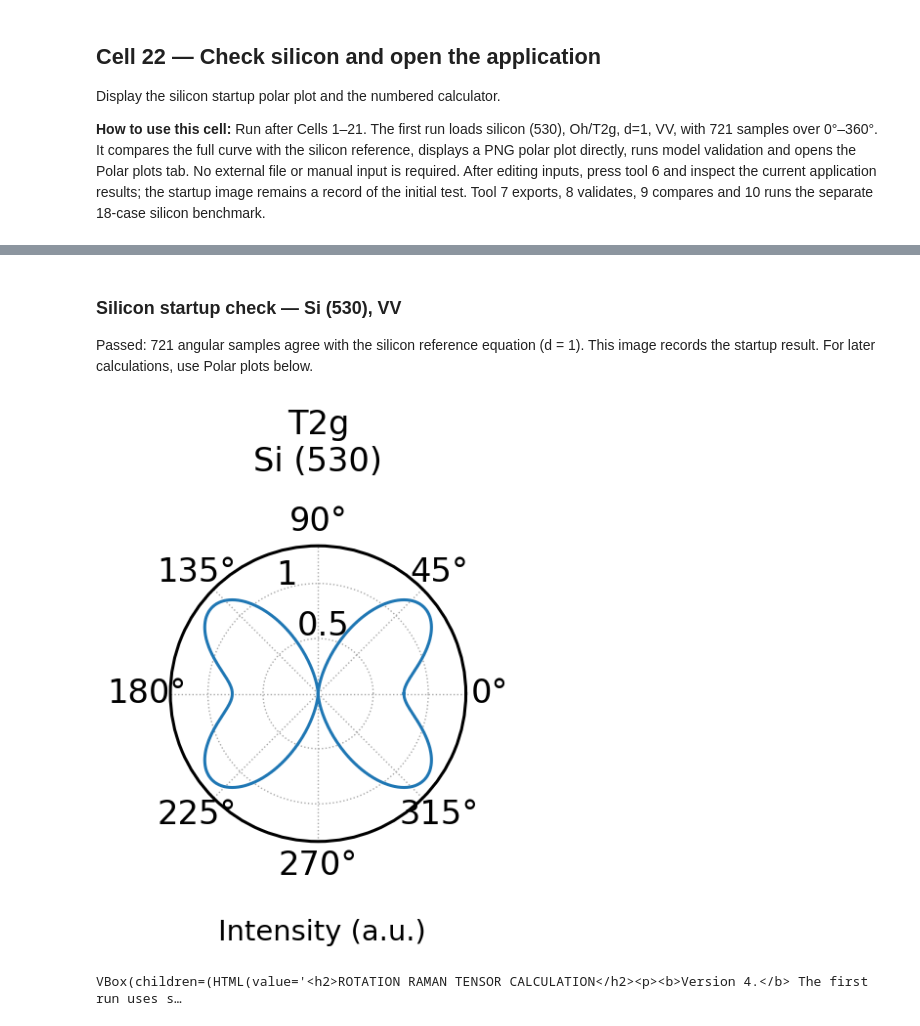
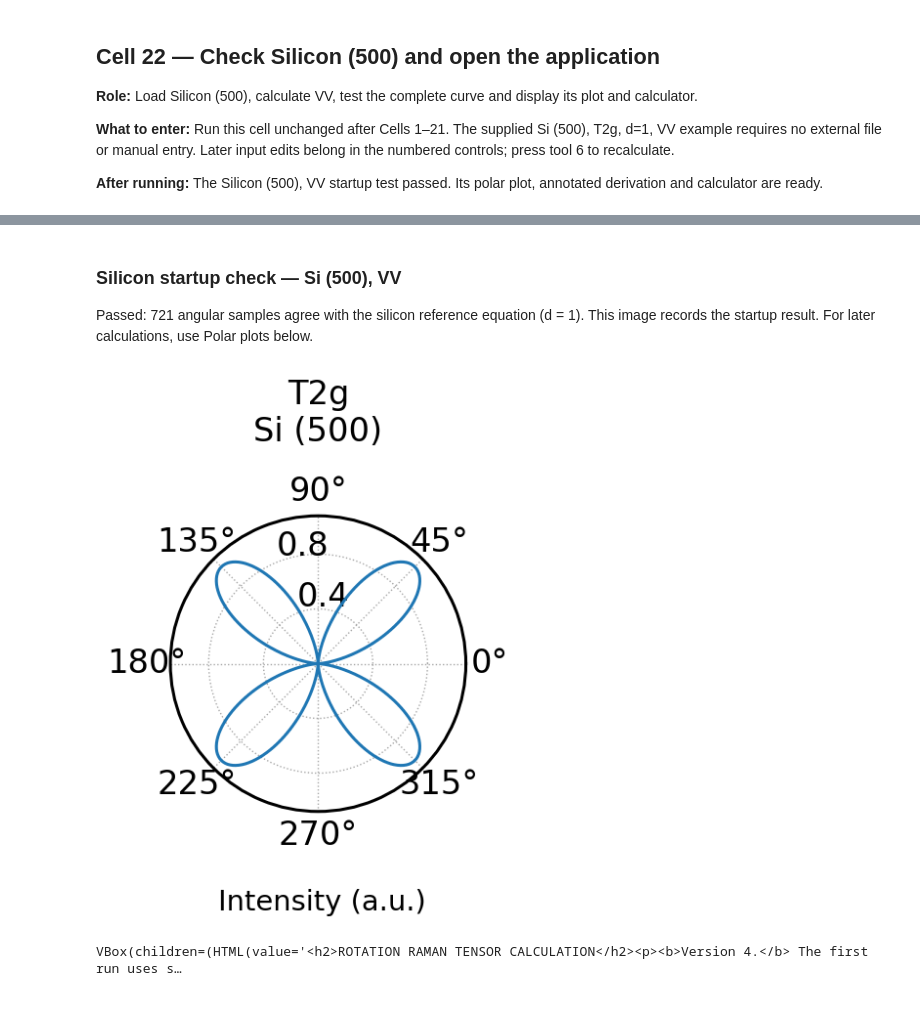
Before and after one commit to Faizal-07-script/rotation-raman-tensor-calculation, a Jupyter notebook: sources/notebook_v4.ipynb, the cells around one changed output, grey strips where cells are left out. Saved outputs shown, nothing was run; the diff lists cells and outputs as text; code cells hidden in the pictures.

Commit message:
Explain every derivation symbol and start Version 4 with silicon (500)

```diff
--- a/sources/notebook_v4.ipynb
+++ b/sources/notebook_v4.ipynb
@@ -5059,6 +5488,8 @@ def make_general_archive(run, figures, derivation, validation=None, comparisons=
                 "optical_reference_validation.md", checking_report_markdown(validation["optical_reference"])
             )
         js("mathematical_steps.json", derivation["entries"])
+        js("derivation_references.json", DERIVATION_REFERENCES)
+        archive.writestr("symbols_and_references.md", symbols_and_references_markdown())
         archive.writestr(
             "intensity_raw.csv", csv_from_curves(run["angles"], run["display_curves"], angle_name)
         )
@@ -5100,5 +5531,5 @@ def make_general_archive(run, figures, derivation, validation=None, comparisons=
         archive.writestr("comparison_components.csv", rows.getvalue())
     return buffer.getvalue()
 
-print("Cell 16/22 — This cell runs correctly. Data, LaTeX and figure exports are defined.")
+print("Cell 16/22 — Run completed successfully.\nReady: Data, figures, annotated derivations and LaTeX export functions are ready.\nNext: Run Cell 17.", flush=True)
 # %% [output]
@@ -5151,16 +5586,17 @@ example_pick = dropdown(
         ("Original complex 2D optical reference", "QWP_2D"),
         ("Complex linear BP reference", "LINEAR_BP"),
         ("Monolayer MoS2 circular-channel reference", "CIRCULAR_MOS2"),
+        ("Silicon (500), VV startup example", "SI_500"),
         ("Silicon (530), VV reference frame", "SI_530"),
     ],
-    "SI_530",
+    "SI_500",
     "1.3 Example",
 )
 load_example_button = widgets.Button(
     description="1.4 Load selected example", layout=widgets.Layout(width="260px")
 )
 case_label = widgets.Text(
-    value="Silicon (530), VV reference frame",
+    value="Silicon (500), VV startup example",
     description="1.5 Case label",
     style=STYLE,
     layout=widgets.Layout(width="800px", max_width="100%"),
@@ -5171,11 +5607,11 @@ input_note = widgets.Textarea(
     style=STYLE,
     layout=widgets.Layout(width="800px", height="58px", max_width="100%"),
 )
-material_pick = dropdown([(v["label"], k) for k, v in MATERIALS.items()], "CaNb2O6", "2.1 Material")
+material_pick = dropdown([(v["label"], k) for k, v in MATERIALS.items()], "Si", "2.1 Material")
 group_pick = dropdown(
     [(k + " / " + v["symbol"], k) for k, v in POINT_GROUPS.items()]
     + [("Custom Cartesian 3x3 tensor", "CUSTOM")],
-    "D2h",
+    "Oh",
     "2.2 Point group",
 )
 material_note = widgets.HTML()
@@ -5205,17 +5641,17 @@ coef_note = widgets.HTML(
 )
 ag_locked = widgets.HTML()
 surface_options = {**SURFACES, **{f"(5{k}0)": ((5, k, 0), (k, -5, 0)) for k in range(6)}}
-surface_pick = dropdown(list(surface_options) + ["Custom hkl"], "(211)", "3.2 Surface preset")
+surface_pick = dropdown(list(surface_options) + ["Custom hkl"], "(500)", "3.2 Surface preset")
 hkl_fields = [
     widgets.IntText(value=v, description="3.3 " + k, layout=widgets.Layout(width="130px"))
-    for k, v in zip("hkl", (2, 1, 1))
+    for k, v in zip("hkl", (5, 0, 0))
 ]
 uvw_fields = [
     widgets.IntText(value=v, description="3.4 " + k, layout=widgets.Layout(width="130px"))
-    for k, v in zip("uvw", (0, 1, -1))
+    for k, v in zip("uvw", (0, -5, 0))
 ]
 auto_x = widgets.Checkbox(value=False, description="3.5 Automatic in-plane X reference")
-normal_pick = dropdown([("+ reciprocal normal", 1), ("- reciprocal normal", -1)], -1, "3.6 Normal side")
+normal_pick = dropdown([("+ reciprocal normal", 1), ("- reciprocal normal", -1)], 1, "3.6 Normal side")
 psi = number(0, "3.7 Frame angle ψ (degree)")
 lattice_fields = [
     number(v, k)
@@ -5428,5 +5864,5 @@ state = dict(
 )
 ui = dict(busy=False, coefs={}, definitions={}, wired=False)
 
-print("Cell 17/22 — This cell runs correctly. Numbered input controls are created; the interface opens in Cell 22.")
+print("Cell 17/22 — Run completed successfully.\nReady: Numbered input widgets are ready. The initial material is Silicon, surface (500).\nNext: Run Cell 18.", flush=True)
 # %% [output]
@@ -5822,10 +6262,12 @@ def on_load_example(_=None):
         cfg = linear_bp_reference_config()
     elif name == "CIRCULAR_MOS2":
         cfg = circular_mos2_reference_config()
+    elif name == "SI_500":
+        cfg = cubic_fig1_config(0, "VV")
     else:
         cfg = cubic_fig1_config(3, "VV")
     load_configuration(cfg)
     status.value = "<b>Example loaded.</b> Review the visible inputs, then calculate."
 
-print("Cell 18/22 — This cell runs correctly. Input handlers are defined; no manual input is required in this cell.")
+print("Cell 18/22 — Run completed successfully.\nReady: Input handlers are ready. Enter your own values in the interface in Cell 22.\nNext: Run Cell 19.", flush=True)
 # %% [output]
@@ -7833,9 +8289,11 @@ Cell 21/22 — This cell runs correctly. General-model checks are defined; they
 # %% [markdown]
-## Cell 22 — Check silicon and open the application
+## Cell 22 — Check Silicon (500) and open the application
 
-Display the silicon startup polar plot and the numbered calculator.
+**Role:** Load Silicon (500), calculate VV, test the complete curve and display its plot and calculator.
 
-**How to use this cell:** Run after Cells 1–21. The first run loads silicon (530), Oh/T2g, d=1, VV, with 721 samples over 0°–360°. It compares the full curve with the silicon reference, displays a PNG polar plot directly, runs model validation and opens the Polar plots tab. No external file or manual input is required. After editing inputs, press tool 6 and inspect the current application results; the startup image remains a record of the initial test. Tool 7 exports, 8 validates, 9 compares and 10 runs the separate 18-case silicon benchmark.
+**What to enter:** Run this cell unchanged after Cells 1–21. The supplied Si (500), T2g, d=1, VV example requires no external file or manual entry. Later input edits belong in the numbered controls; press tool 6 to recalculate.
+
+**After running:** The Silicon (500), VV startup test passed. Its polar plot, annotated derivation and calculator are ready.
 # %%
 """Check silicon, display its polar plot, then open the calculator."""
 
@@ -7900,7 +8358,7 @@ optical_guide_panel.selected_index = None
 app_view = widgets.VBox(
     [
         widgets.HTML(
-            "<h2>ROTATION RAMAN TENSOR CALCULATION</h2><p><b>Version 4.</b> The first run uses silicon (530), VV. To use your own inputs, follow tools 1–5, press 6 to calculate, then use 7 to download. Tools 8–10 provide validation, comparisons and the silicon benchmark. Input formats and example values are listed above.</p>"
+            "<h2>ROTATION RAMAN TENSOR CALCULATION</h2><p><b>Version 4.</b> The first run uses silicon (500), VV. To use your own inputs, follow tools 1–5, press 6 to calculate, then use 7 to download. Tools 8–10 provide validation, comparisons and the silicon benchmark. Input formats and example values are listed above.</p>"
         ),
         model_pick,
         optics_pick,
@@ -7993,20 +8451,20 @@ def start_application():
                 "The style follows the supplied screenshots. Material symmetry, complex coefficients, lattice metric, surface orientation and optical states all enter the calculation."
             )
         )
-    load_configuration(cubic_fig1_config(3, "VV"))
+    load_configuration(cubic_fig1_config(0, "VV"))
     on_run()
     if state["last_error"] is not None:
         raise RuntimeError(state["last_error"])
     startup_theta = state["run"]["angles"]
-    startup_expected = np.sin(2 * startup_theta) ** 2 + (225 / 289) * np.cos(startup_theta) ** 4
+    startup_expected = np.sin(2 * startup_theta) ** 2
     np.testing.assert_allclose(
         state["run"]["display_curves"]["T2g"], startup_expected, rtol=0, atol=1e-10,
-        err_msg="Silicon (530) VV startup check failed.",
+        err_msg="Silicon (500) VV startup check failed.",
     )
     on_validate()
     tabs.selected_index = tab_index["Polar plots"]
     display(Markdown(
-        "### Silicon startup check — Si (530), VV\n\n"
+        "### Silicon startup check — Si (500), VV\n\n"
         "Passed: 721 angular samples agree with the silicon reference equation (d = 1). "
         "This image records the startup result. For later calculations, use Polar plots below."
     ))
@@ -8016,7 +8474,7 @@ def start_application():
             figure.savefig(image_buffer, format="png", dpi=110, bbox_inches="tight",
                            transparent=False, facecolor="white")
             display(Image(data=image_buffer.getvalue()), metadata={
-                "raman_startup_plot": {"material": "Si", "surface": [5, 3, 0],
+                "raman_startup_plot": {"material": "Si", "surface": [5, 0, 0],
                                        "optics": "CUBIC_VV", "channel": "T2g"}
             })
     display(app_view)
@@ -8024,7 +8482,7 @@ def start_application():
 
 start_application()
 
-print("Cell 22/22 — This cell runs correctly. The silicon startup check passed; its polar plot and the interface are displayed. Inspect Validation for model checks.")
+print("Cell 22/22 — Run completed successfully.\nReady: The Silicon (500), VV startup test passed. Its polar plot, annotated derivation and calculator are ready.\nNext: Inspect Polar plots or Mathematical derivation; use tools 1–6 for another calculation.", flush=True)
 # %% [output]
 PASS: 21 point groups: six-dimensional symmetric basis, 132 covariance checks and 66 irrep-character checks.
 PASS: Quarter-wave-plate source: Q, Q.T, incident σ⁺, analyzer reference and complex-tensor intensity match the uploaded notebook.
@@ -8078,33 +8536,33 @@ $$U_\sigma^\dagger U_\sigma=I_2$$
 
 
 **Result:** passed
 
 
 
 Evidence: {"kind": "symbolic", "identities": 4, "residuals": ["0", "0", "0", "0"], "residual_latex": ["0", "0", "0", "0"]}
 
 
 
 ### K02 — Explicit quarter-wave-plate matrix
 
 
 
 **Source:** Cell 4
 
 **Scope:** QWP source reference model
 
 **Purpose:** Detect an axis-angle or retardance sign error before scattering.
 
 **Procedure:** Compare the implemented plate with the matrix printed in the source.
 
 
 
 $$Q=\frac12\begin{pmatrix}1+i&-1+i\\-1+i&1+i\end{pmatrix}$$
 
 
 
-### Silicon startup check — Si (530), VV
+### Silicon startup check — Si (500), VV
 
 Passed: 721 angular samples agree with the silicon reference equation (d = 1). This image records the startup result. For later calculations, use Polar plots below.
-[figure, old version]
+[figure, new version]
 VBox(children=(HTML(value='<h2>ROTATION RAMAN TENSOR CALCULATION</h2><p><b>Version 4.</b> The first run uses s…
```
Also changed, not shown: parts of 44 cells of this notebook, 40 other files.
